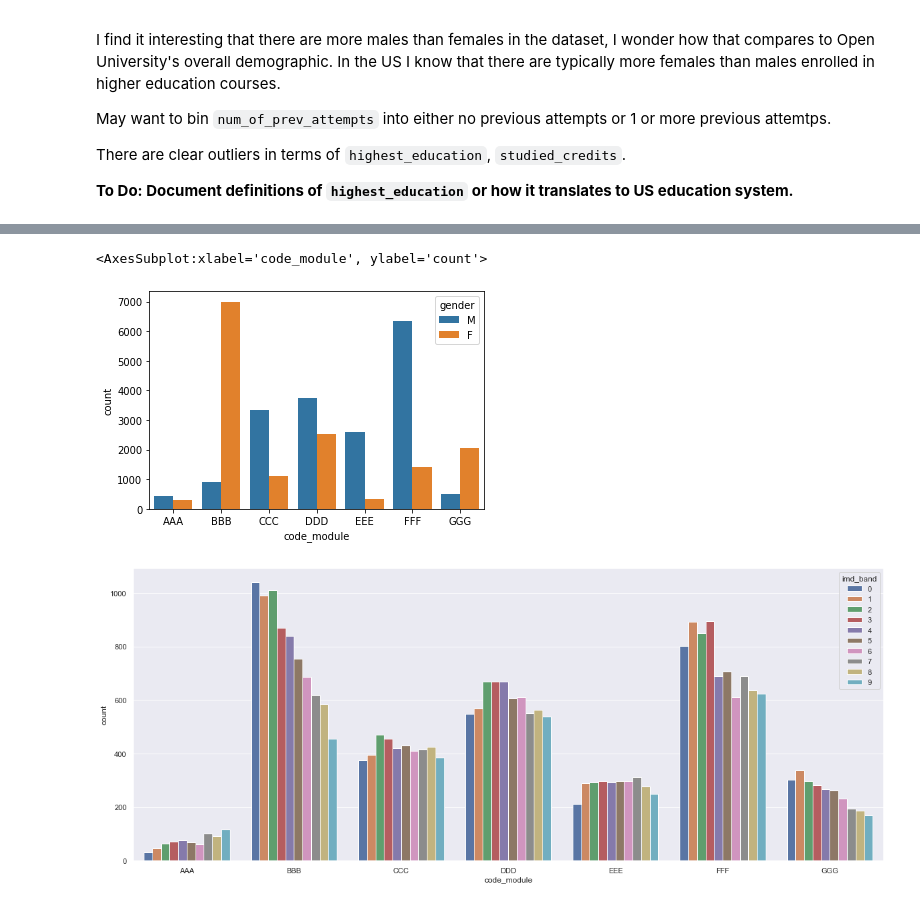
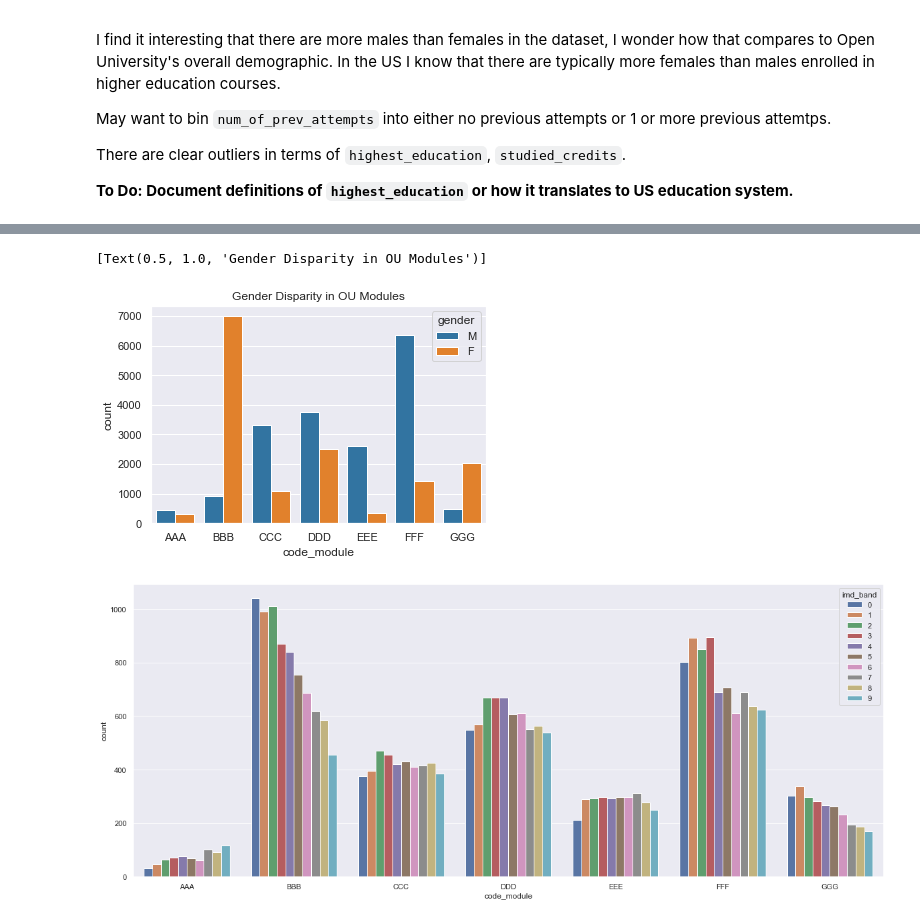
Before and after one commit to sustrev/SIADS697, a Jupyter notebook: EDA.ipynb, the cells around one changed output, grey strips where cells are left out. Cells and saved outputs as stored; diff of their text form; code cells hidden in the pictures.

```diff
--- a/EDA.ipynb
+++ b/EDA.ipynb
@@ -216,3 +218,9 @@ def explore_df(df, num_display_cols=4, single_chart_width=6, single_chart_height
 explore_df(assessments_raw)
 # %% [output]
 [figure]
+# %%
+# look @ assessment due dates by module
+import seaborn as sns
+sns.set(rc={'figure.figsize':(6,4)})
+sns.set_palette("tab10")
+sns.histplot(x='date',  data=assessments_raw[(assessments_raw['code_module']=='GGG') & (assessments_raw['code_presentation']=='2014J')]).set(title="GGG-2014J Assessments due dates", xlabel='Days since beginning of course')
@@ -265,8 +288,10 @@ import seaborn as sns
 # %%
-sns.countplot(x='code_module', hue='gender', data=student_info_raw)
+sns.set(rc={'figure.figsize':(6,4)})
+sns.set_palette("tab10")
+sns.countplot(x='code_module', hue='gender', data=student_info_raw).set(title="Gender Disparity in OU Modules")
 # %% [output]
-<AxesSubplot:xlabel='code_module', ylabel='count'>
+[Text(0.5, 1.0, 'Gender Disparity in OU Modules')]
-[figure, old version]
+[figure, new version]
 # %%
 # imd_band vs course
 # map imd_band to 0-9
```
Also changed, not shown: parts of 15 cells of this notebook, 6 other files.
